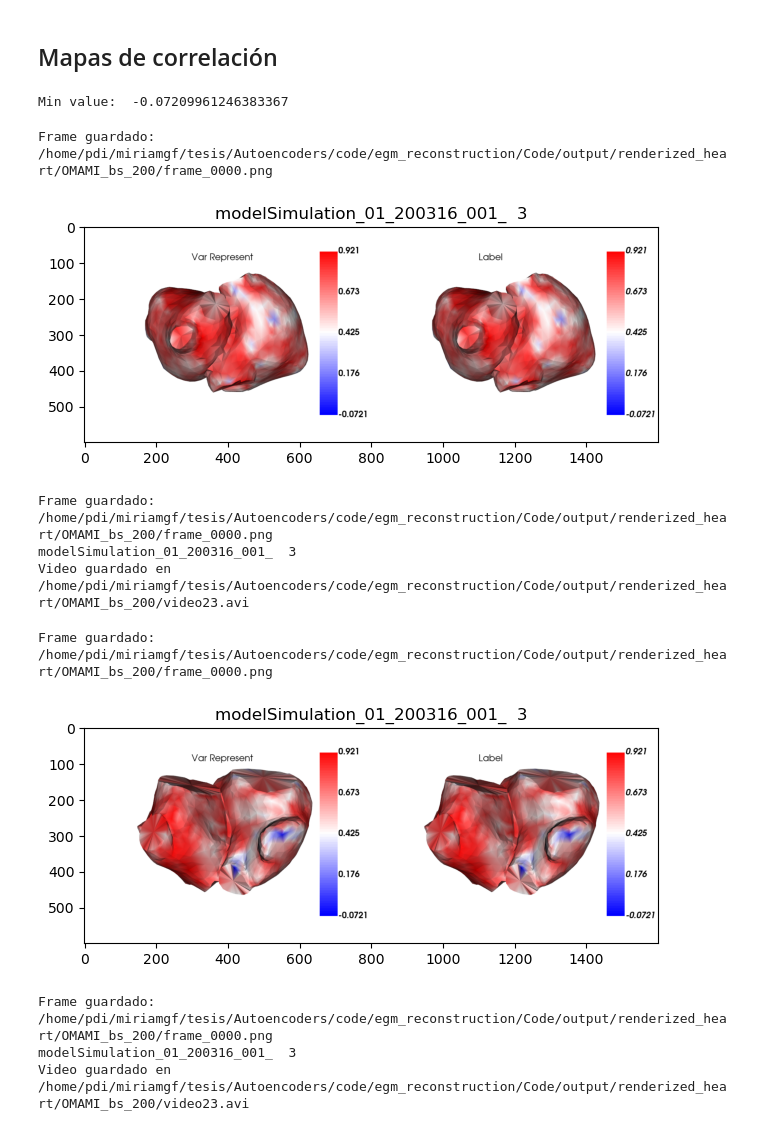
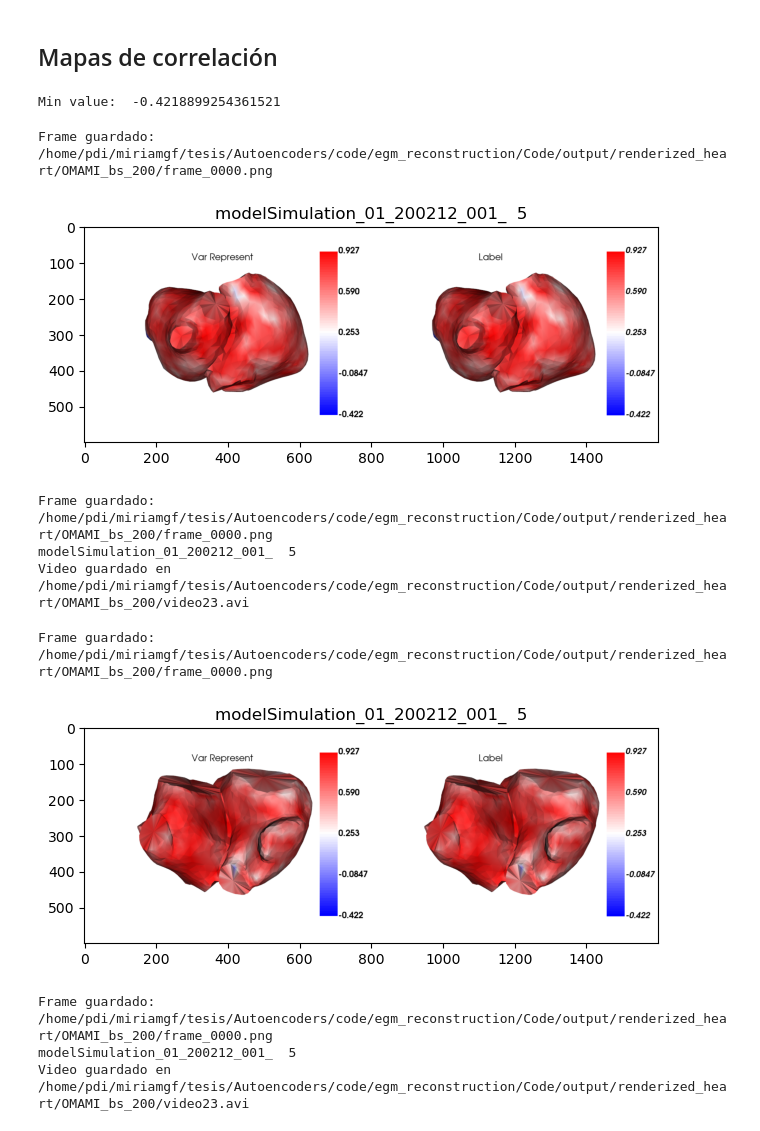
Before and after one commit to miriamgf/egm_reconstruction, a Jupyter notebook: Code/scripts/visualization/evaluate_3d_test.ipynb, the cells around one changed output. Cells and saved outputs as stored; diff of their text form; code cells hidden in the pictures.

Commit message:
fix plotting, filtering, launching

```diff
--- a/Code/scripts/visualization/evaluate_3d_test.ipynb
+++ b/Code/scripts/visualization/evaluate_3d_test.ipynb
@@ -63,7 +63,7 @@ def corr_spearman_cols(array1, array2):
 # Cargar datos
 #model_path = "/home/pdi/miriamgf/tesis/Autoencoders/code/egm_reconstruction/Code/output/experiments/experiments_VAE/OMAMI_weighted/reconstructions_by_model_OMAMI_weighted.mat"
 model_path="/home/pdi/miriamgf/tesis/Autoencoders/code/egm_reconstruction/Code/output/experiments/experiments_VAE/pruebas interpol/reconstructions_by_model_pruebas interpol.mat"
-model_path="/home/pdi/miriamgf/tesis/Autoencoders/code/egm_reconstruction/Code/output/experiments/experiments_VAE/OMAMI_Optuna/reconstructions_by_model_OMAMI_Optuna.mat"
+model_path="/home/pdi/miriamgf/tesis/Autoencoders/code/egm_reconstruction/Code/output/experiments/experiments_VAE/OMAMI_VAE/reconstructions_by_model_OMAMI_VAE.mat"
 geom_path_CF = "/home/pdi/miriamgf/tesis/Autoencoders/geometries/Atria_geom/Modelos_computacionales_Carlos_Fambuena/Atria.mat"
 geom_path_edgar= "/home/pdi/miriamgf/tesis/Autoencoders/geometries/Atria_geom/Modelos_Edgar/Atria.mat"
 model_path_database= "/home/pdi/miriamgf/tesis/Autoencoders/Data/modelLA_RSPV_CAF_150115/EGMs.mat"
@@ -74,7 +74,7 @@ os.makedirs(output_directory, exist_ok=True)
 tikhonov = False
 
 # Cargar datos del modelo y la geometría
-model_name="modelSimulation_01_200316_001_  3"
+model_name="modelSimulation_01_200212_001_  5"
 try:
     model = sio.loadmat(model_path)[model_name]
     print('Loaded model ', model_name)
@@ -106,7 +126,7 @@ min_val_value=np.min(corr)
 
 print('Min value: ', min_val_value)
 # %% [output]
-Min value:  -0.07209961246383367
+Min value:  -0.4218899254361521
 # %%
 def create_custom_colormap():
     # Crear una tabla de colores
@@ -134,12 +154,12 @@ def create_custom_colormap():
     return lookup_table
 # %%
 # Crear renderizadores para var_represent y var_represent_original
-renderer_var = EGMRenderer(faces, vertices, min_val=min_val_value, max_val=max_val_value)
+renderer_var = EGMRenderer_EGM(faces, vertices, min_val=min_val_value, max_val=max_val_value)
 try:
-    renderer_label = EGMRenderer(faces, vertices,  min_val=min_val_value, max_val=max_val_value)
+    renderer_label = EGMRenderer_EGM(faces, vertices,  min_val=min_val_value, max_val=max_val_value)
 except:
     y_label = y_label[0][0]
-    renderer_label = EGMRenderer(faces, vertices, min_val=min_val_value, max_val=max_val_value)
+    renderer_label = EGMRenderer_EGM(faces, vertices, min_val=min_val_value, max_val=max_val_value)
 
 # Estándar y normalización de los datos (sin cambios)
 
@@ -325,18 +345,18 @@ for instant in range(0, 1, 1):  # Cada 500 instantes
 print(f"Video guardado en {output_video}")
 # %% [output]
 Frame guardado: /home/pdi/miriamgf/tesis/Autoencoders/code/egm_reconstruction/Code/output/renderized_heart/OMAMI_bs_200/frame_0000.png
-[figure, old version]
+[figure, new version]
 Frame guardado: /home/pdi/miriamgf/tesis/Autoencoders/code/egm_reconstruction/Code/output/renderized_heart/OMAMI_bs_200/frame_0000.png
-modelSimulation_01_200316_001_  3
+modelSimulation_01_200212_001_  5
 Video guardado en /home/pdi/miriamgf/tesis/Autoencoders/code/egm_reconstruction/Code/output/renderized_heart/OMAMI_bs_200/video23.avi
 # %%
 # Crear renderizadores para var_represent y var_represent_original
-renderer_var = EGMRenderer(faces, vertices, min_val=min_val_value, max_val=max_val_value)
+renderer_var = EGMRenderer_EGM(faces, vertices, min_val=min_val_value, max_val=max_val_value)
 try:
-    renderer_label = EGMRenderer(faces, vertices,  min_val=min_val_value, max_val=max_val_value)
+    renderer_label = EGMRenderer_EGM(faces, vertices,  min_val=min_val_value, max_val=max_val_value)
 except:
     y_label=y_label[0][0]
-    renderer_label = EGMRenderer(faces, vertices,  min_val=min_val_value, max_val=max_val_value)
+    renderer_label = EGMRenderer_EGM(faces, vertices,  min_val=min_val_value, max_val=max_val_value)
 
 
 #y_label=y_reconstructed
@@ -508,34 +528,34 @@ for instant in range(0, 1, 1):  # Cada 500 instantes
     writer.Write()
 
     # Obtener la imagen como un array numpy
     image_data = window_to_image_filter.GetOutput()
     dims = image_data.GetDimensions()
     vtk_array = vtk.util.numpy_support.vtk_to_numpy(image_data.GetPointData().GetScalars())
     frame = vtk_array.reshape((dims[1], dims[0], 3))[::-1]  # Invertir eje Y
 
     # Escribir el frame en el video
     #video.write(frame)
 
     print(f"Frame guardado: {output_file}")
     #os.remove(output_file)
 
     plt.figure()
     plt.imshow(frame)
     plt.title(model_name)
 
     plt.tight_layout()
     plt.show()
 
     print(f"Frame guardado: {output_file}")
     print(model_name)
 
 # Liberar el objeto VideoWriter
 #video.release()
 
 print(f"Video guardado en {output_video}")
 # %% [output]
 Frame guardado: /home/pdi/miriamgf/tesis/Autoencoders/code/egm_reconstruction/Code/output/renderized_heart/OMAMI_bs_200/frame_0000.png
-[figure, old version]
+[figure, new version]
 Frame guardado: /home/pdi/miriamgf/tesis/Autoencoders/code/egm_reconstruction/Code/output/renderized_heart/OMAMI_bs_200/frame_0000.png
-modelSimulation_01_200316_001_  3
+modelSimulation_01_200212_001_  5
 Video guardado en /home/pdi/miriamgf/tesis/Autoencoders/code/egm_reconstruction/Code/output/renderized_heart/OMAMI_bs_200/video23.avi
```
Also changed, not shown: parts of 4 cells of this notebook, 27 other files.
